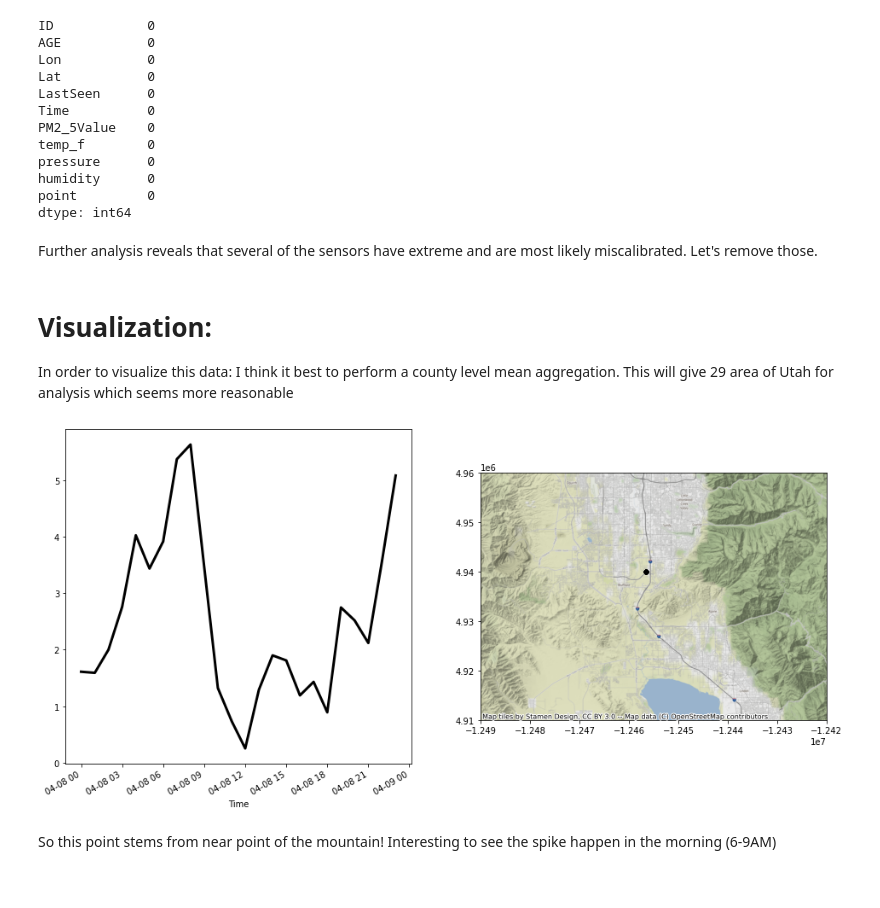
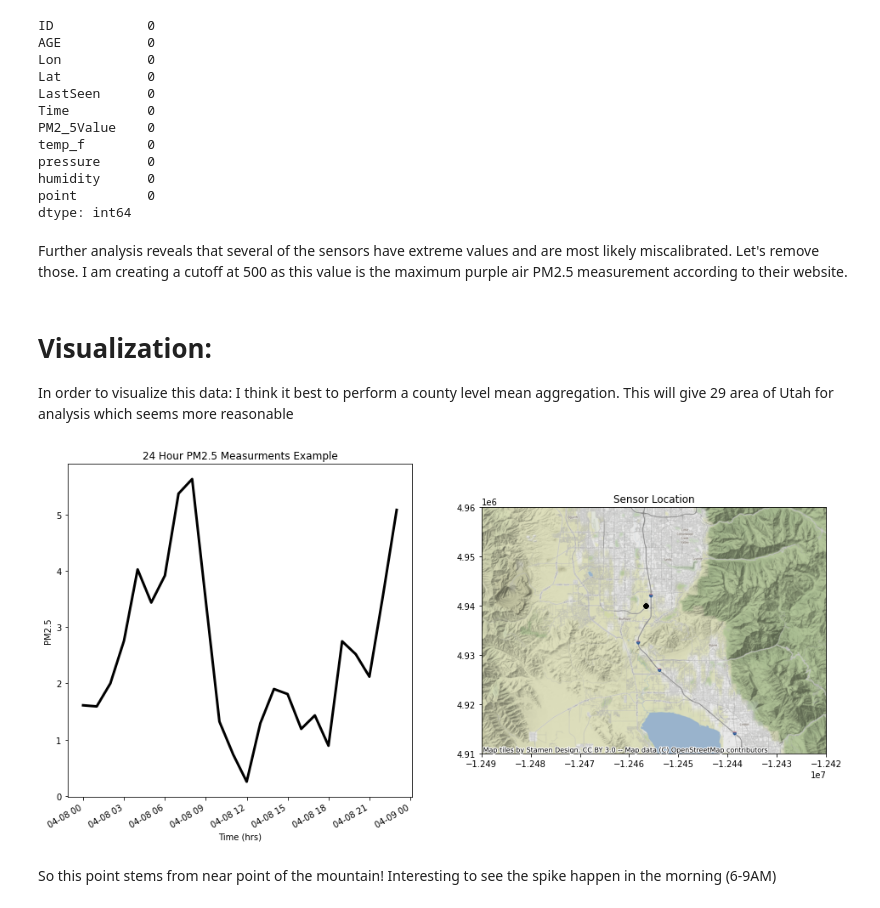
Before and after one commit to greglee1905/Purp_Air_Analysis, a Jupyter notebook: Module_6.ipynb, the cells around one changed output. Saved outputs shown, nothing was run; the diff lists cells and outputs as text; code cells hidden in the pictures.

```diff
--- a/Module_6.ipynb
+++ b/Module_6.ipynb
@@ -383,7 +383,7 @@ humidity      0
 point         0
 dtype: int64
 # %% [markdown]
-Further analysis reveals that several of the sensors have extreme and are most likely miscalibrated. Let's remove those.
+Further analysis reveals that several of the sensors have extreme values and are most likely miscalibrated. Let's remove those. I am creating a cutoff at 500 as this value is the maximum purple air PM2.5 measurement according to their website.
 # %%
 ut_df_filled = ut_df_filled[ut_df_filled['PM2_5Value']<500].reset_index(drop=True)
 # %% [markdown]
@@ -393,24 +393,28 @@ In order to visualize this data: I think it best to perform a county level mean
 # %%
 #Let's visualize a single sensor first:
 samp_pm25 = ut_df_filled[ut_df_filled['ID'] == 10808][['Lon','Lat','Time','PM2_5Value']]
 
 samp_pm25_gdf = gpd.GeoDataFrame(samp_pm25, geometry=gpd.points_from_xy(samp_pm25.Lon,samp_pm25.Lat))
 samp_pm25_gdf.crs = {'init' :'epsg:4326'}
 samp_pm25_gdf = samp_pm25_gdf.to_crs({'init': 'epsg:3857'})
 
 # Set up the plotting environment
 f,ax = plt.subplots(1,2,figsize=(16,8))
 
 # Put the "date" column as an index, access the remaining "passengers" column, and plot on the ax defined above
 samp_pm25.set_index('Time')['PM2_5Value'].plot(c='k',lw=3,ax=ax[0])
+ax[0].set_title('24 Hour PM2.5 Measurments Example')
+ax[0].set_xlabel('Time (hrs)')
+ax[0].set_ylabel('PM2.5')
 
 #plot the location
 samp_pm25_gdf.plot(ax = ax[1],color = 'k',markersize = 20,marker='o')
+ax[1].set_title('Sensor Location')
 ax[1].set_xlim(-1.249e7, -1.242e7)
 ax[1].set_ylim(4910000, 4960000)
 ctx.add_basemap(ax[1])
 # %% [output]
-[figure, old version]
+[figure, new version]
 # %% [markdown]
 So this point stems from near point of the mountain! Interesting to see the spike happen in the morning (6-9AM)
 # %%
```
Also changed, not shown: parts of 5 cells of this notebook, 9 other files.
